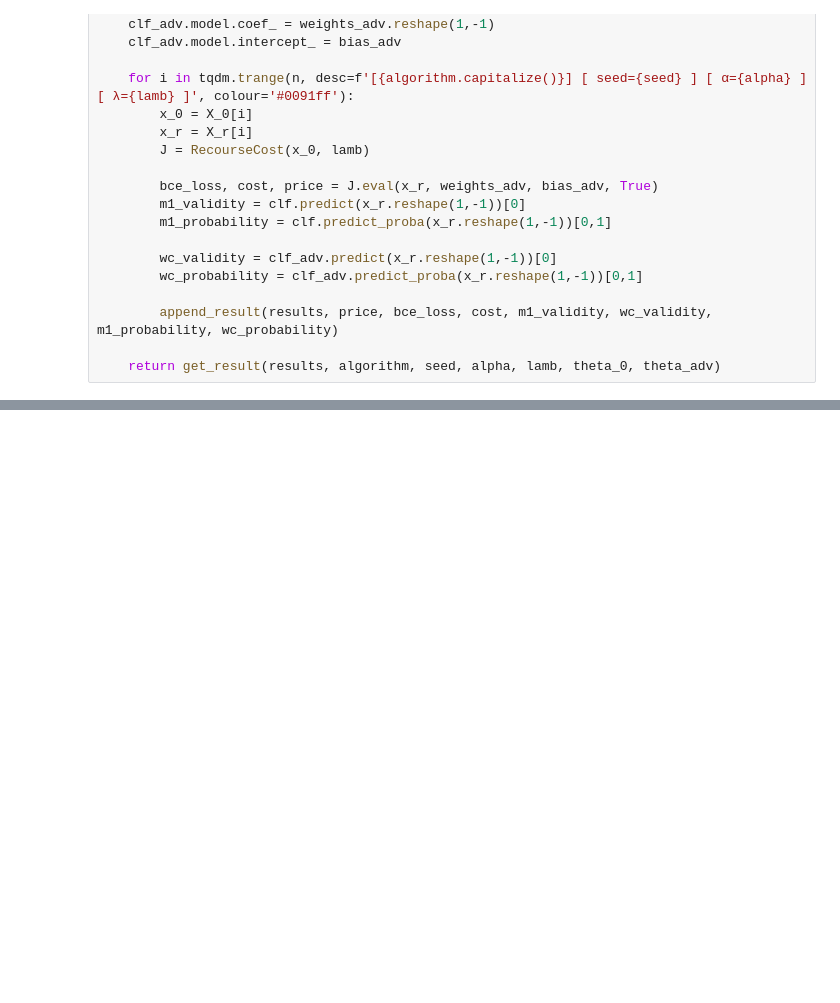
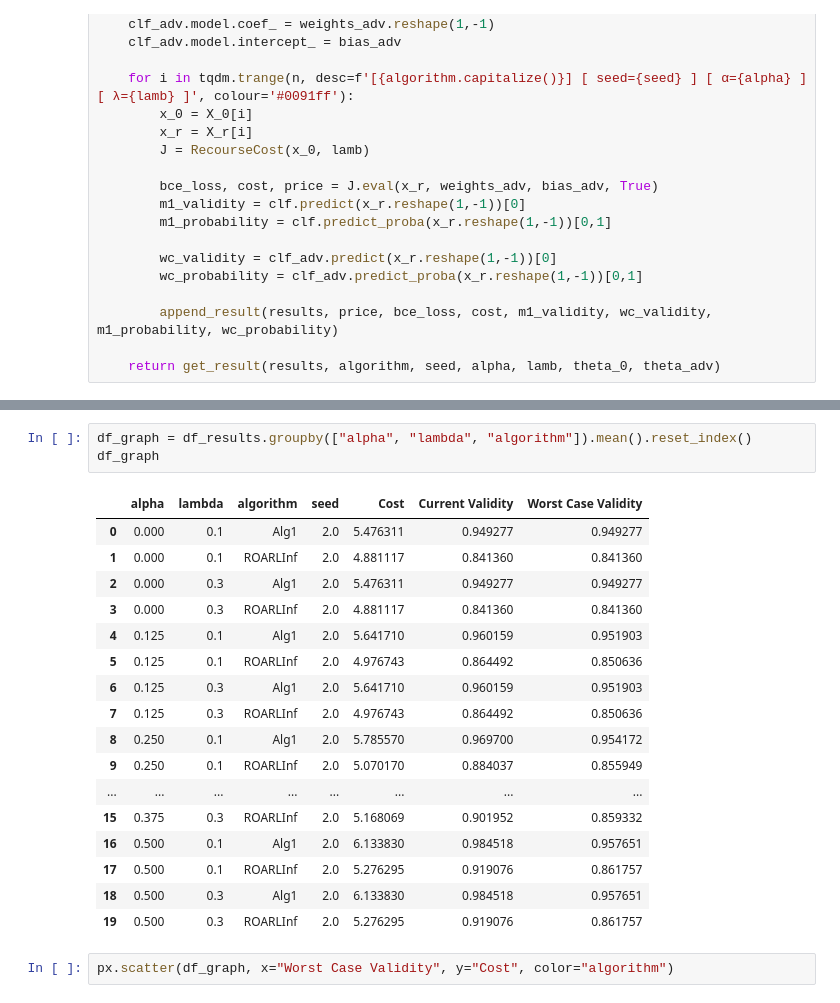
Before and after one commit to kshitij-kayastha/learning-augmented-robust-recourse, a Jupyter notebook: experiments/cost_validity_tradeoff.ipynb, the cells around one changed output, grey strips where cells are left out. Drawn from its saved outputs; the diff is of its cells as text; blank space fills up the shorter version.

```diff
--- a/experiments/cost_validity_tradeoff.ipynb
+++ b/experiments/cost_validity_tradeoff.ipynb
@@ -214,0 +211,23 @@ df_results
+# %%
+df_graph = df_results.groupby(["alpha", "lambda", "algorithm"]).mean().reset_index()
+df_graph
+# %% [output]
+|  | alpha | lambda | algorithm | seed | Cost | Current Validity | Worst Case Validity |
+| 0 | 0.000 | 0.1 | Alg1 | 2.0 | 5.476311 | 0.949277 | 0.949277 |
+| 1 | 0.000 | 0.1 | ROARLInf | 2.0 | 4.881117 | 0.841360 | 0.841360 |
+| 2 | 0.000 | 0.3 | Alg1 | 2.0 | 5.476311 | 0.949277 | 0.949277 |
+| 3 | 0.000 | 0.3 | ROARLInf | 2.0 | 4.881117 | 0.841360 | 0.841360 |
+| 4 | 0.125 | 0.1 | Alg1 | 2.0 | 5.641710 | 0.960159 | 0.951903 |
+| 5 | 0.125 | 0.1 | ROARLInf | 2.0 | 4.976743 | 0.864492 | 0.850636 |
+| 6 | 0.125 | 0.3 | Alg1 | 2.0 | 5.641710 | 0.960159 | 0.951903 |
+| 7 | 0.125 | 0.3 | ROARLInf | 2.0 | 4.976743 | 0.864492 | 0.850636 |
+| 8 | 0.250 | 0.1 | Alg1 | 2.0 | 5.785570 | 0.969700 | 0.954172 |
+| 9 | 0.250 | 0.1 | ROARLInf | 2.0 | 5.070170 | 0.884037 | 0.855949 |
+| ... | ... | ... | ... | ... | ... | ... | ... |
+| 15 | 0.375 | 0.3 | ROARLInf | 2.0 | 5.168069 | 0.901952 | 0.859332 |
+| 16 | 0.500 | 0.1 | Alg1 | 2.0 | 6.133830 | 0.984518 | 0.957651 |
+| 17 | 0.500 | 0.1 | ROARLInf | 2.0 | 5.276295 | 0.919076 | 0.861757 |
+| 18 | 0.500 | 0.3 | Alg1 | 2.0 | 6.133830 | 0.984518 | 0.957651 |
+| 19 | 0.500 | 0.3 | ROARLInf | 2.0 | 5.276295 | 0.919076 | 0.861757 |
+# %%
+px.scatter(df_graph, x="Worst Case Validity", y="Cost", color="algorithm")
```
Also changed, not shown: parts of 2 cells of this notebook.
